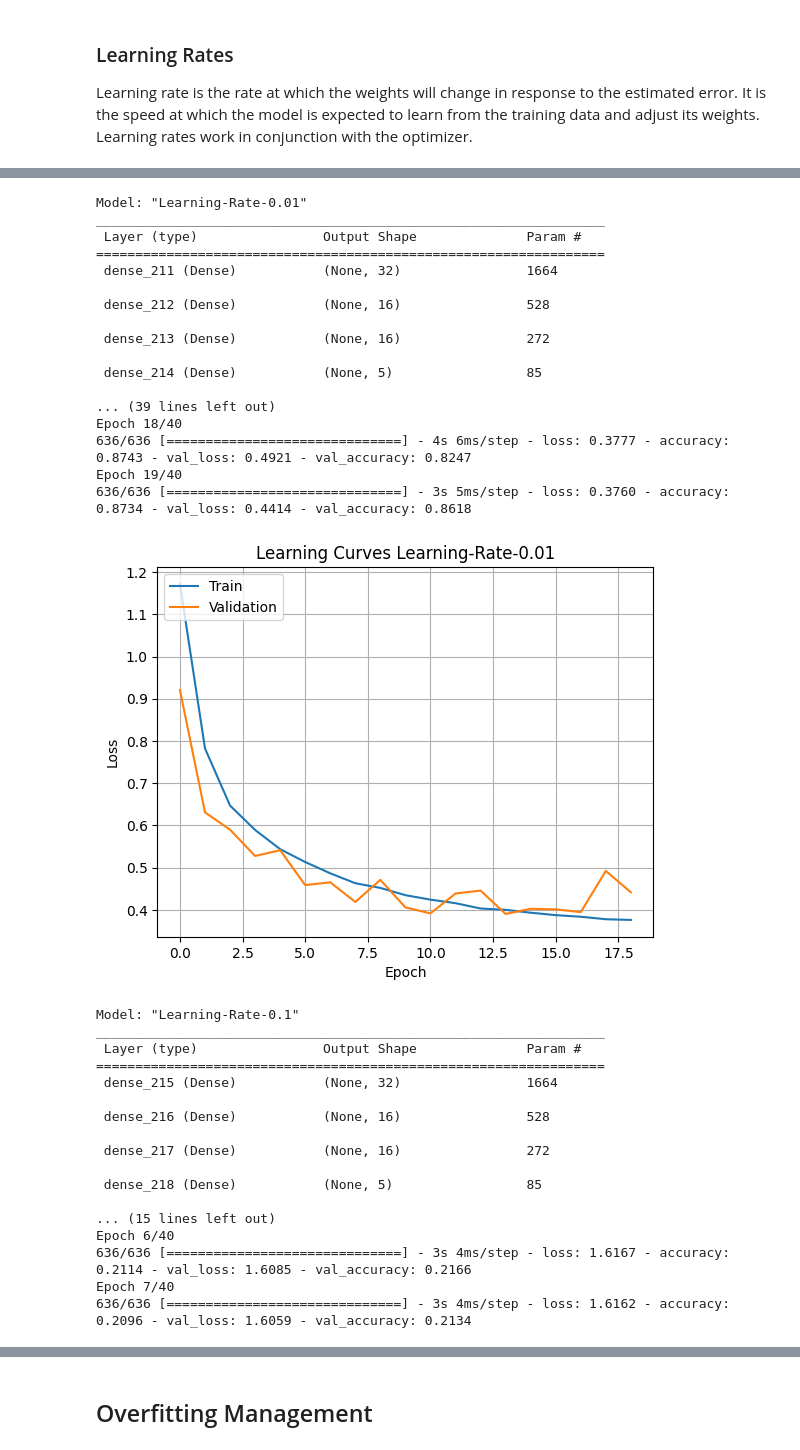
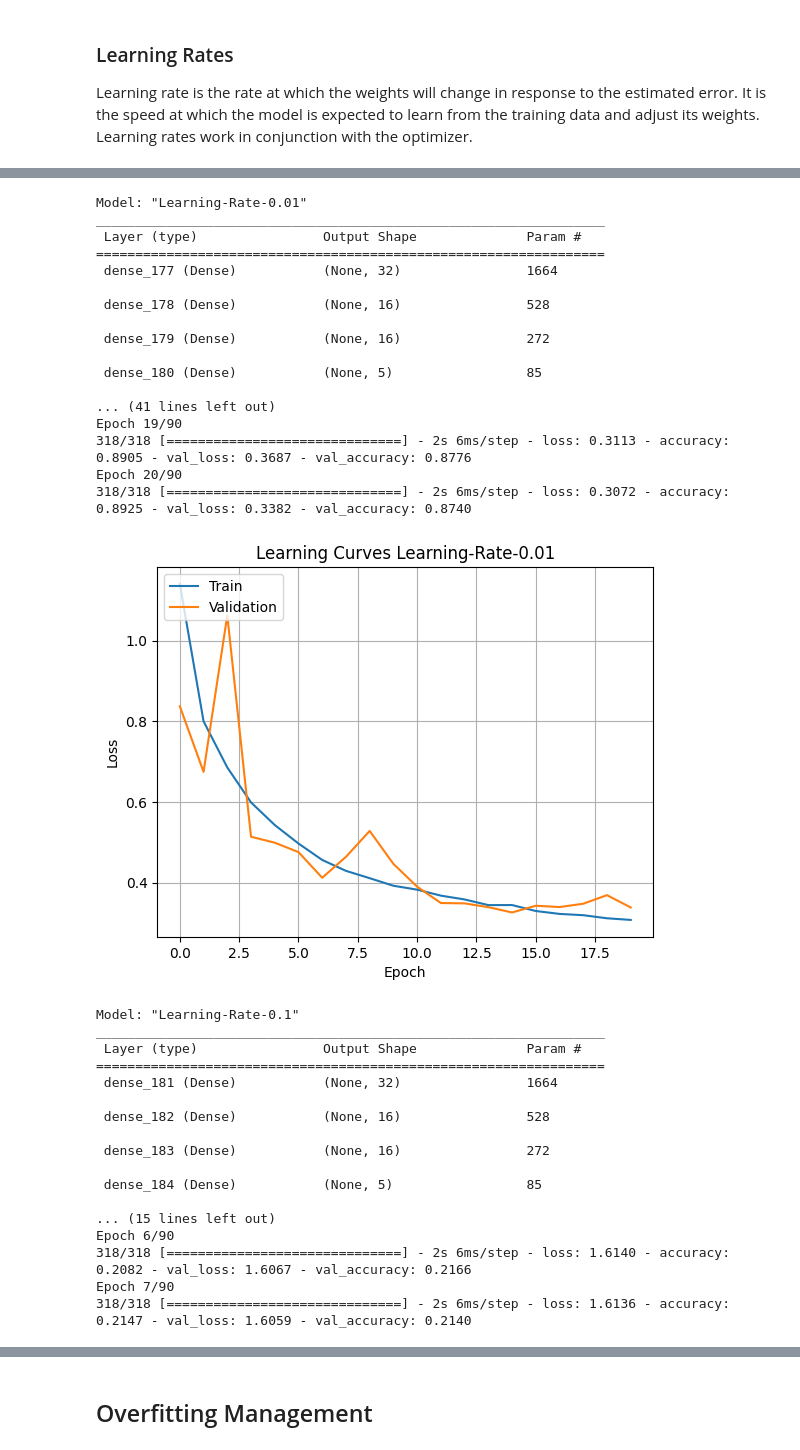
Before and after one commit to quickheaven/scs-3546-deep-learning, a Jupyter notebook: Multiclass_Clarissification_of_Malicious_URL.ipynb, the cells around one changed output, grey strips where cells are left out. Cells and saved outputs as stored; diff of their text form; code cells hidden in the pictures.

```diff
--- a/Multiclass_Clarissification_of_Malicious_URL.ipynb
+++ b/Multiclass_Clarissification_of_Malicious_URL.ipynb
@@ -648,8 +657,8 @@ accuracy_measures = {}
 
 model_config = get_base_model_config()
 # Hyperparameters:
-model_config['batch_size'] = 32
-model_config['epochs'] = 40
+model_config['batch_size'] = 64
+model_config['epochs'] = 90
 # Number of layers: 3
 # Number of nodes per each layer: 32-16-16
 
@@ -749,8 +758,8 @@ accuracy_measures = {}
 
 model_config = get_base_model_config()
 # Hyperparameters:
-model_config['batch_size'] = 32
-model_config['epochs'] = 40
+model_config['batch_size'] = 64
+model_config['epochs'] = 90
 # Number of layers: 3
 # Number of nodes per each layer: 32-16-16
 model_config['hidden_activation'] = 'relu'
@@ -836,8 +845,8 @@ accuracy_measures = {}
 
 model_config = get_base_model_config()
 # Hyperparameters:
-model_config['batch_size'] = 32
-model_config['epochs'] = 40
+model_config['batch_size'] = 64
+model_config['epochs'] = 90
 # Number of layers: 3
 # Number of nodes per each layer: 32-16-16
 model_config['hidden_activation'] = 'relu'
@@ -927,8 +936,8 @@ accuracy_measures = {}
 
 model_config = get_base_model_config()
 # Hyperparameters:
-model_config['batch_size'] = 32
-model_config['epochs'] = 40
+model_config['batch_size'] = 64
+model_config['epochs'] = 90
 # Number of layers: 3
 # Number of nodes per each layer: 32-16-16
 model_config['hidden_activation'] = 'relu'
@@ -1048,16 +1057,15 @@ accuracy_measures = {}
 
 model_config = get_base_model_config()
 # Hyperparameters:
-model_config['batch_size'] = 32
-model_config['epochs'] = 40
+model_config['batch_size'] = 64
+model_config['epochs'] = 90
 # Number of layers: 3
 # Number of nodes per each layer: 32-16-16
 model_config['hidden_activation'] = 'relu'
 model_config['weights_initializer'] = 'random_uniform'
 # Batch Normalization: not added
-model_config['optimizer'] = 'rmsprop'
+model_config['optimizer'] = 'adam'
 
-#learning_rate_list = [0.001, 0.005, 0.01, 0.1, 0.5]
 learning_rate_list = [0.001, 0.005, 0.01, 0.1]
 
 for learning_rate in learning_rate_list:
@@ -1066,8 +1074,8 @@ for learning_rate in learning_rate_list:
 
   custom_layers = [
     layers.Dense(32, kernel_initializer=model_config['weights_initializer'], activation=model_config['hidden_activation'], input_dim=model_config['input_dim']),
-    layers.Dense(16,  kernel_initializer=model_config['weights_initializer'], activation=model_config['hidden_activation']),
-    layers.Dense(16,  kernel_initializer=model_config['weights_initializer'], activation=model_config['hidden_activation']),
+    layers.Dense(16, kernel_initializer=model_config['weights_initializer'], activation=model_config['hidden_activation']),
+    layers.Dense(16, kernel_initializer=model_config['weights_initializer'], activation=model_config['hidden_activation']),
     layers.Dense(model_config['output_nodes'], activation=model_config['output_activation'])
   ];
 
@@ -1119,35 +1127,35 @@ Epoch 31/40
 Model: "Learning-Rate-0.01"
 _________________________________________________________________
  Layer (type)                Output Shape              Param #
 =================================================================
- dense_211 (Dense)           (None, 32)                1664
+ dense_177 (Dense)           (None, 32)                1664
 
- dense_212 (Dense)           (None, 16)                528
+ dense_178 (Dense)           (None, 16)                528
 
- dense_213 (Dense)           (None, 16)                272
+ dense_179 (Dense)           (None, 16)                272
 
- dense_214 (Dense)           (None, 5)                 85
+ dense_180 (Dense)           (None, 5)                 85
 
-... (39 lines left out)
-Epoch 18/40
-636/636 [==============================] - 4s 6ms/step - loss: 0.3777 - accuracy: 0.8743 - val_loss: 0.4921 - val_accuracy: 0.8247
-Epoch 19/40
-636/636 [==============================] - 3s 5ms/step - loss: 0.3760 - accuracy: 0.8734 - val_loss: 0.4414 - val_accuracy: 0.8618
+... (41 lines left out)
+Epoch 19/90
+318/318 [==============================] - 2s 6ms/step - loss: 0.3113 - accuracy: 0.8905 - val_loss: 0.3687 - val_accuracy: 0.8776
+Epoch 20/90
+318/318 [==============================] - 2s 6ms/step - loss: 0.3072 - accuracy: 0.8925 - val_loss: 0.3382 - val_accuracy: 0.8740
-[figure, old version]
+[figure, new version]
 Model: "Learning-Rate-0.1"
 _________________________________________________________________
  Layer (type)                Output Shape              Param #
 =================================================================
- dense_215 (Dense)           (None, 32)                1664
+ dense_181 (Dense)           (None, 32)                1664
 
- dense_216 (Dense)           (None, 16)                528
+ dense_182 (Dense)           (None, 16)                528
 
- dense_217 (Dense)           (None, 16)                272
+ dense_183 (Dense)           (None, 16)                272
 
- dense_218 (Dense)           (None, 5)                 85
+ dense_184 (Dense)           (None, 5)                 85
 
 ... (15 lines left out)
-Epoch 6/40
-636/636 [==============================] - 3s 4ms/step - loss: 1.6167 - accuracy: 0.2114 - val_loss: 1.6085 - val_accuracy: 0.2166
-Epoch 7/40
-636/636 [==============================] - 3s 4ms/step - loss: 1.6162 - accuracy: 0.2096 - val_loss: 1.6059 - val_accuracy: 0.2134
+Epoch 6/90
+318/318 [==============================] - 2s 6ms/step - loss: 1.6140 - accuracy: 0.2082 - val_loss: 1.6067 - val_accuracy: 0.2166
+Epoch 7/90
+318/318 [==============================] - 2s 6ms/step - loss: 1.6136 - accuracy: 0.2147 - val_loss: 1.6059 - val_accuracy: 0.2140
```
Also changed, not shown: parts of 55 cells of this notebook.
